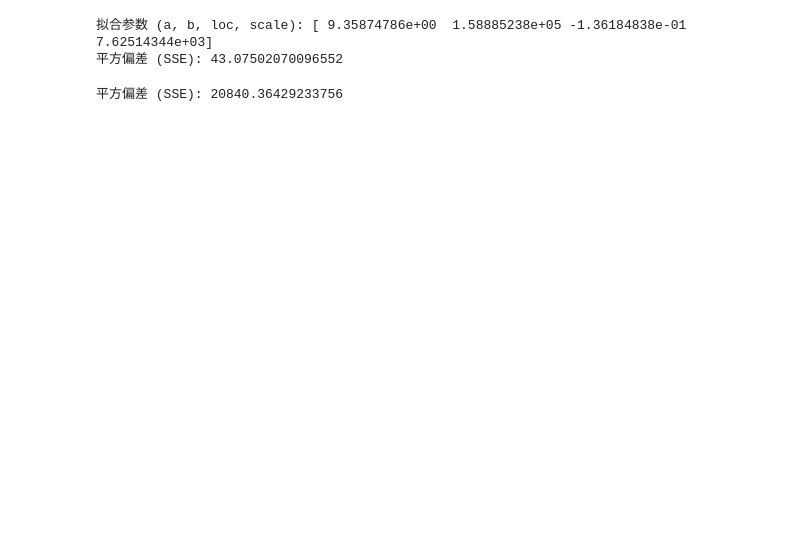
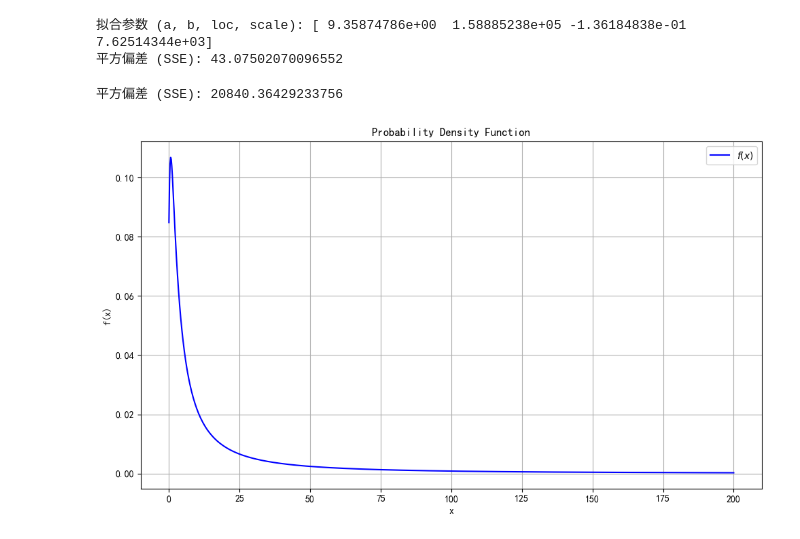
Before and after one commit to Jilin-Zhou/Emergency-Logistics-Final-Project, a Jupyter notebook: 分布拟合/process_ke.ipynb, the cells around one changed output. Cells and saved outputs as stored; diff of their text form; code cells hidden in the pictures; blank space fills up the shorter version.

```diff
--- a/分布拟合/process_ke.ipynb
+++ b/分布拟合/process_ke.ipynb
@@ -109,3 +224,33 @@ sse = np.sum((hist - theoretical_pdf)**2)
 print("平方偏差 (SSE):", sse)
 # %% [output]
 平方偏差 (SSE): 20840.36429233756
+# %%
+import numpy as np
+import matplotlib.pyplot as plt
+
+# 定义给定的概率密度函数
+def f(x):
+    A = 4.867045695125062
+    mu = 40.691556848432256
+    shift = 0.965000764762608
+    denominator = (x + shift) ** 3
+    exponent_numerator = A * ((x + shift) - mu) ** 2
+    exponent_denominator = 2 * mu**2 * (x + shift)
+    return np.sqrt(A / (2 * np.pi * denominator)) * np.exp(-exponent_numerator / exponent_denominator)
+
+# 定义x的范围，避免x + shift为负或0
+x = np.linspace(0.01, 200, 1000)
+y = f(x)
+
+# 绘图
+plt.figure(figsize=(10, 6))
+plt.plot(x, y, label=r'$f(x)$', color='blue')
+plt.title('Probability Density Function')
+plt.xlabel('x')
+plt.ylabel('f(x)')
+plt.grid(True)
+plt.legend()
+plt.tight_layout()
+plt.show()
+# %% [output]
+[figure, added]
```
Also changed, not shown: parts of 1 cell of this notebook, 2 other files.
